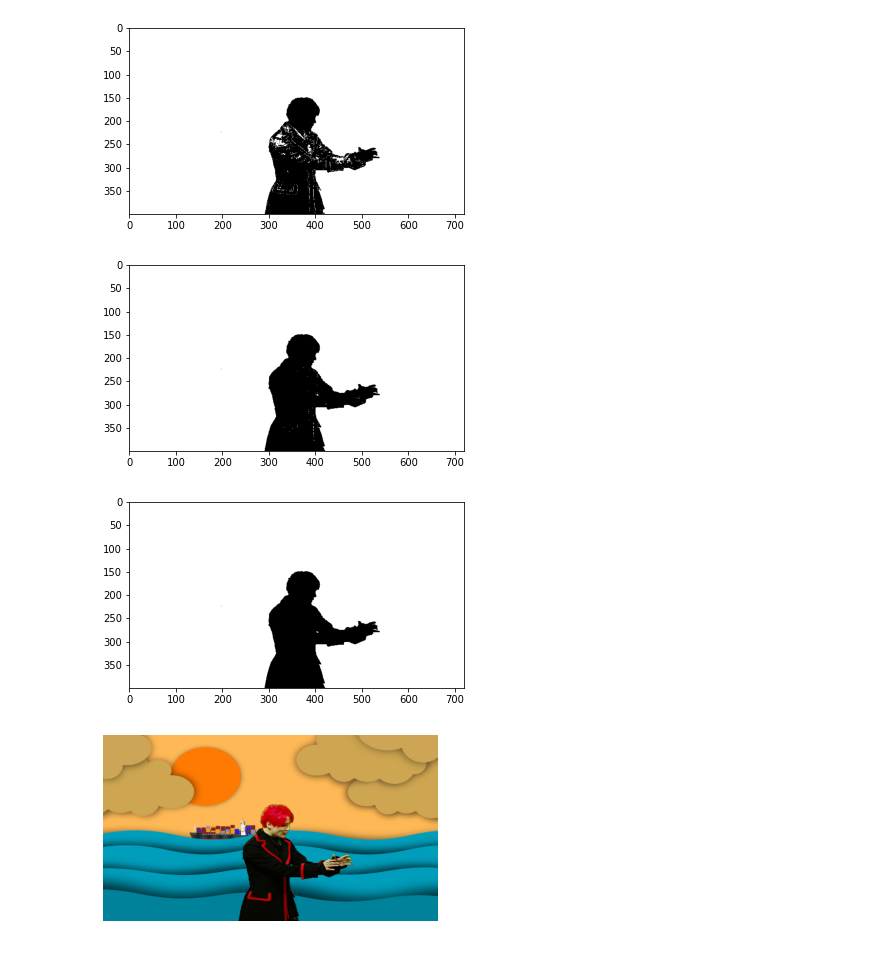
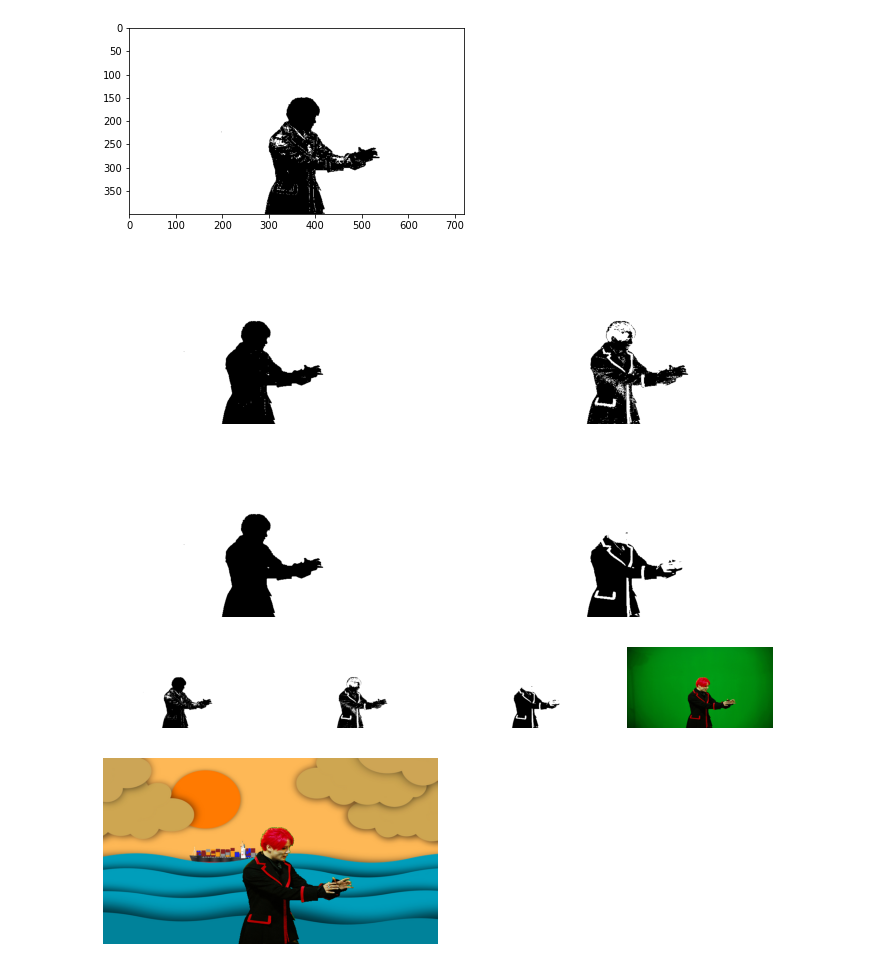
Before and after one commit to yongduek/MAS-2011, a Jupyter notebook: chroma_keying.ipynb, the cells around one changed output. Drawn from its saved outputs; the diff is of its cells as text; code cells hidden in the pictures.

```diff
--- a/chroma_keying.ipynb
+++ b/chroma_keying.ipynb
@@ -28,7 +28,10 @@ def imshow(imlist): # image show for cv2 BGR images
     else:
         fig, axes = plt.subplots(1, len(imlist), figsize=(12,3))
         for ax, im in zip(axes, imlist):
-            ax.imshow(im[:,:,::-1])
+            if len(im.shape) == 2:
+                ax.imshow(im, cmap='gray')
+            else:
+                ax.imshow(im[:,:,::-1])  # opencv BGR -> RGB
             ax.set_axis_off()
     #
 # %% [markdown]
@@ -203,15 +206,23 @@ plt.imshow(mask1, cmap='gray');
 [figure]
 # %%
 # saturation threshold
-mask2 = mask1 & ( 230 < hsv[:,:,1])
-plt.imshow(mask2, cmap='gray');
+mask_sat = 230 < hsv[:,:,1]
+mask2 = mask1 & mask_sat
+# plt.imshow(mask2, cmap='gray');
+imshow([mask2, mask_sat])
 # %% [output]
-[figure, old version]
+[figure, new version]
 # %%
-maskfinal = mask2 & ( 30 < hsv[:,:,2])
-plt.imshow(maskfinal, cmap='gray');
+mask_val =  30 < hsv[:,:,2]
+maskfinal = mask2 & mask_val
+# plt.imshow(maskfinal, cmap='gray');
+imshow([maskfinal, mask_val])
 # %% [output]
-[figure, old version]
+[figure, new version]
+# %%
+imshow([mask1, mask_sat, mask_val, src_img])
+# %% [output]
+[figure, added]
 # %%
 # numerical expression for the composit operation
 maskfinal = maskfinal[:,:,np.newaxis]
```
Also changed, not shown: parts of 10 cells of this notebook.
